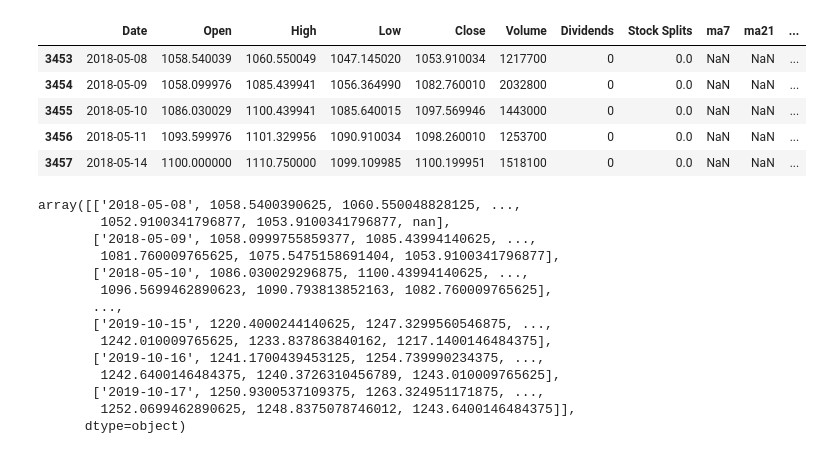
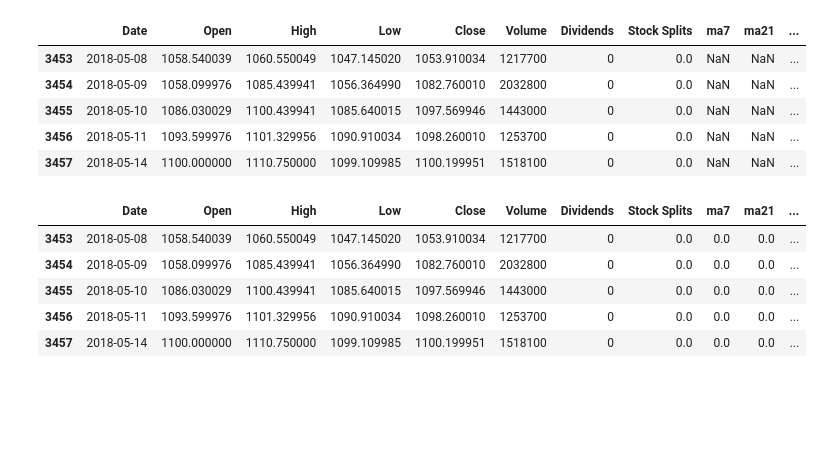
Before and after one commit to Hank-Cui/KWHS2019, a Jupyter notebook: Short_Term_Test.ipynb, the cells around one changed output. Saved outputs shown, nothing was run; the diff lists cells and outputs as text; code cells hidden in the pictures; blank space fills up the shorter version.

```diff
--- a/Short_Term_Test.ipynb
+++ b/Short_Term_Test.ipynb
@@ -215,22 +216,14 @@ df.head()
 | 3457 | 2018-05-14 | 1100.000000 | 1110.750000 | 1099.109985 | 1100.199951 | 1518100 | 0 | 0.0 | NaN | NaN | ... |
 # %%
 df["y_data"] = df.Close.shift(1)
+df = df.fillna(0)
 df.head()
-
-data = df.values
-data
+# data = df.values
+# data
 # %% [output]
-array([['2018-05-08', 1058.5400390625, 1060.550048828125, ...,
-        1052.9100341796877, 1053.9100341796877, nan],
-       ['2018-05-09', 1058.0999755859377, 1085.43994140625, ...,
-        1081.760009765625, 1075.5475158691404, 1053.9100341796877],
-       ['2018-05-10', 1086.030029296875, 1100.43994140625, ...,
-        1096.5699462890623, 1090.793813852163, 1082.760009765625],
-       ...,
-       ['2019-10-15', 1220.4000244140625, 1247.3299560546875, ...,
-        1242.010009765625, 1233.837863840162, 1217.1400146484375],
-       ['2019-10-16', 1241.1700439453125, 1254.739990234375, ...,
-        1242.6400146484375, 1240.3726310456789, 1243.010009765625],
-       ['2019-10-17', 1250.9300537109375, 1263.324951171875, ...,
-        1252.0699462890625, 1248.8375078746012, 1243.6400146484375]],
-      dtype=object)
+|  | Date | Open | High | Low | Close | Volume | Dividends | Stock Splits | ma7 | ma21 | ... |
+| 3453 | 2018-05-08 | 1058.540039 | 1060.550049 | 1047.145020 | 1053.910034 | 1217700 | 0 | 0.0 | 0.0 | 0.0 | ... |
+| 3454 | 2018-05-09 | 1058.099976 | 1085.439941 | 1056.364990 | 1082.760010 | 2032800 | 0 | 0.0 | 0.0 | 0.0 | ... |
+| 3455 | 2018-05-10 | 1086.030029 | 1100.439941 | 1085.640015 | 1097.569946 | 1443000 | 0 | 0.0 | 0.0 | 0.0 | ... |
+| 3456 | 2018-05-11 | 1093.599976 | 1101.329956 | 1090.910034 | 1098.260010 | 1253700 | 0 | 0.0 | 0.0 | 0.0 | ... |
+| 3457 | 2018-05-14 | 1100.000000 | 1110.750000 | 1099.109985 | 1100.199951 | 1518100 | 0 | 0.0 | 0.0 | 0.0 | ... |
```
Also changed, not shown: parts of 19 cells of this notebook.
